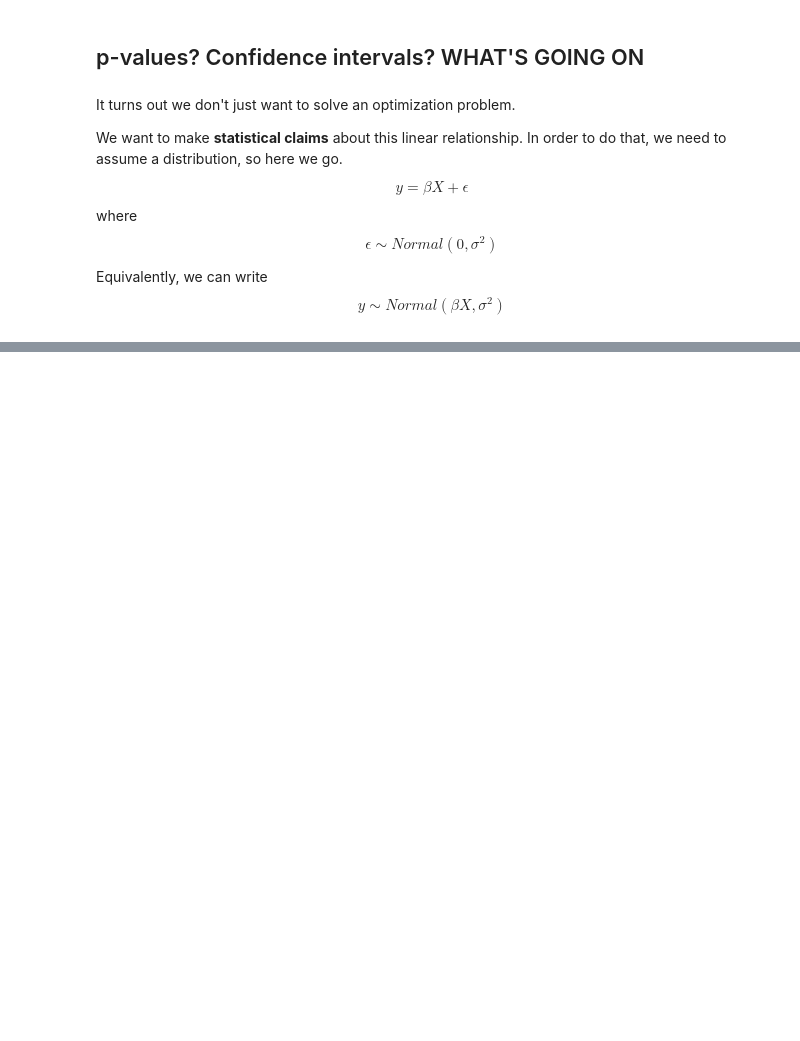
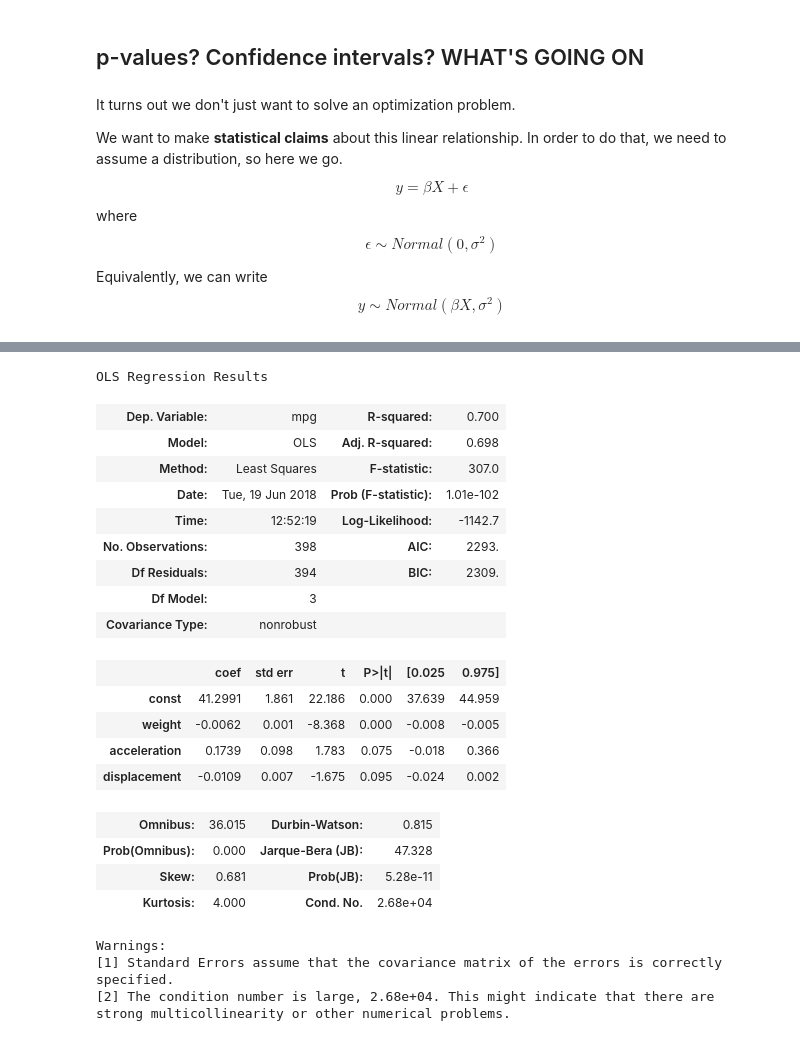
Before and after one commit to wmarshall484/DSI_LECTURES_2, a Jupyter notebook: linear-regression/moses_marsh/linear_regression.ipynb, the cells around one changed output, grey strips where cells are left out. Cells and saved outputs as stored; diff of their text form; code cells hidden in the pictures; blank space fills up the shorter version.

```diff
--- a/linear-regression/moses_marsh/linear_regression.ipynb
+++ b/linear-regression/moses_marsh/linear_regression.ipynb
@@ -414,0 +445,26 @@ plt.ylabel('residuals');
+# %%
+results.summary()
+# %% [output]
+OLS Regression Results
+| Dep. Variable: | mpg | R-squared: | 0.700 |
+| Model: | OLS | Adj. R-squared: | 0.698 |
+| Method: | Least Squares | F-statistic: | 307.0 |
+| Date: | Tue, 19 Jun 2018 | Prob (F-statistic): | 1.01e-102 |
+| Time: | 12:52:19 | Log-Likelihood: | -1142.7 |
+| No. Observations: | 398 | AIC: | 2293. |
+| Df Residuals: | 394 | BIC: | 2309. |
+| Df Model: | 3 |  |  |
+| Covariance Type: | nonrobust |  |  |
+|  | coef | std err | t | P>|t| | [0.025 | 0.975] |
+| const | 41.2991 | 1.861 | 22.186 | 0.000 | 37.639 | 44.959 |
+| weight | -0.0062 | 0.001 | -8.368 | 0.000 | -0.008 | -0.005 |
+| acceleration | 0.1739 | 0.098 | 1.783 | 0.075 | -0.018 | 0.366 |
+| displacement | -0.0109 | 0.007 | -1.675 | 0.095 | -0.024 | 0.002 |
+| Omnibus: | 36.015 | Durbin-Watson: | 0.815 |
+| Prob(Omnibus): | 0.000 | Jarque-Bera (JB): | 47.328 |
+| Skew: | 0.681 | Prob(JB): | 5.28e-11 |
+| Kurtosis: | 4.000 | Cond. No. | 2.68e+04 |
+Warnings:
+[1] Standard Errors assume that the covariance matrix of the errors is correctly specified.
+[2] The condition number is large, 2.68e+04. This might indicate that there are
+strong multicollinearity or other numerical problems.
```
Also changed, not shown: parts of 25 cells of this notebook.
